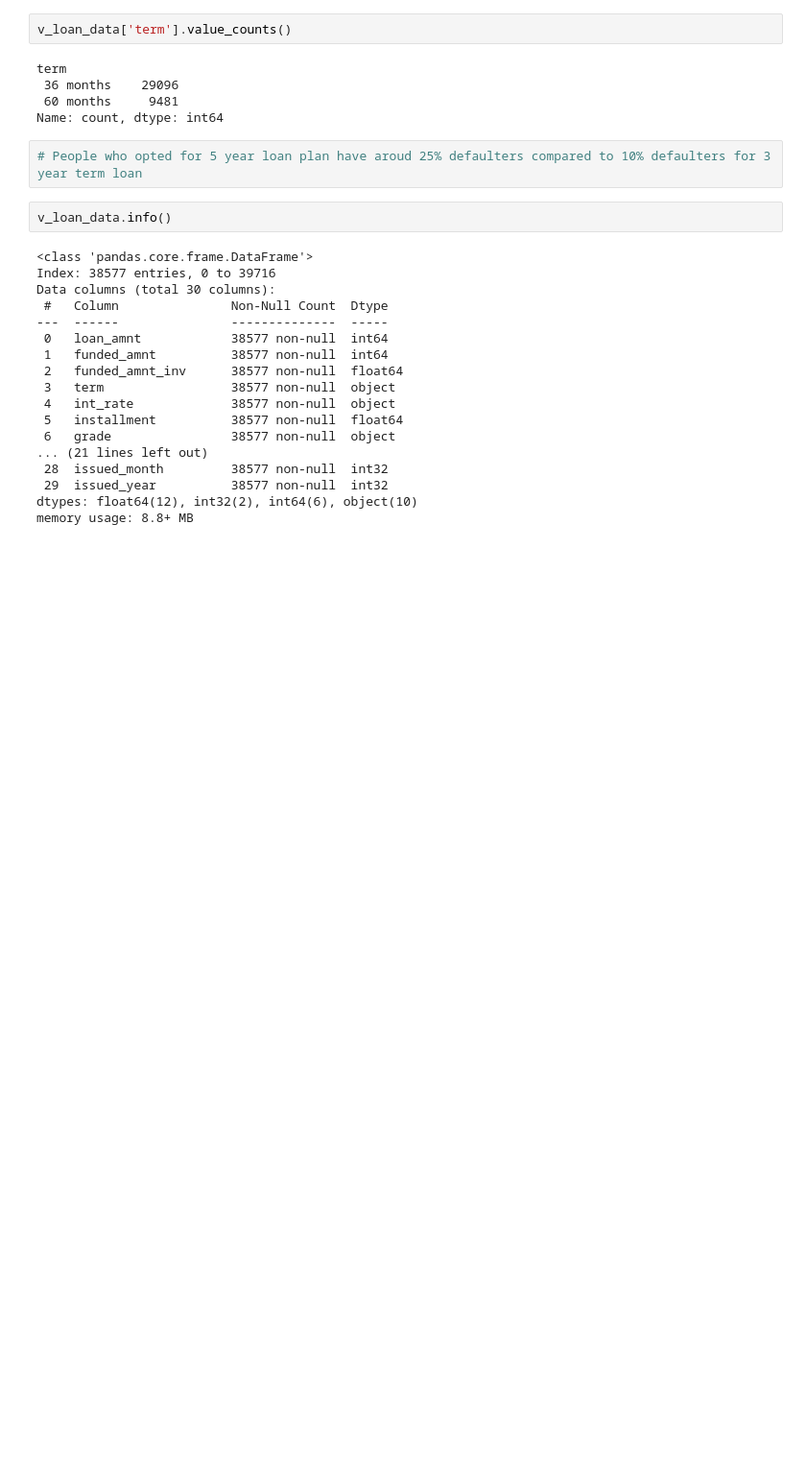
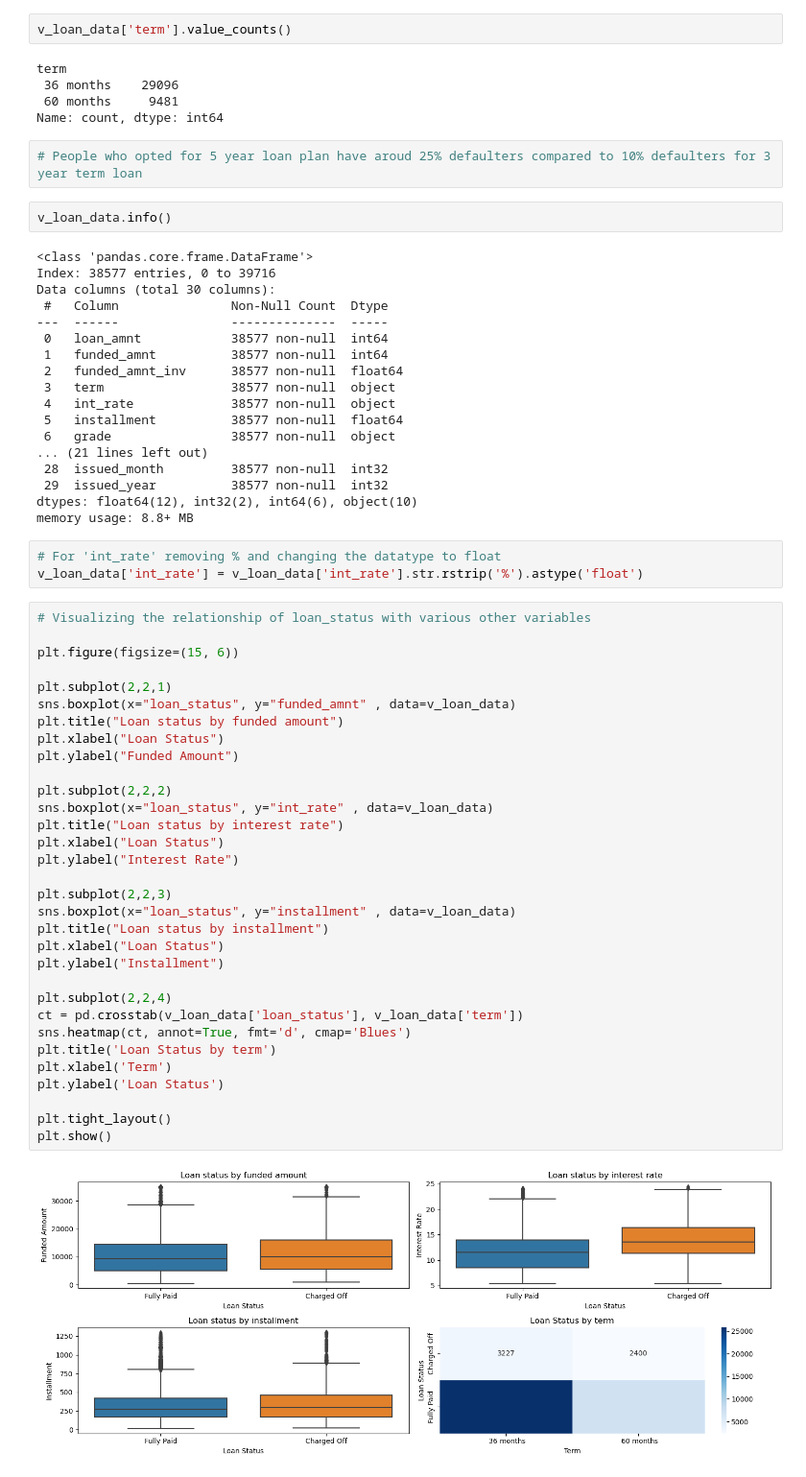
Before and after one commit to Rawoof821/LendingclubCaseStudy, a Jupyter notebook: Neha_Rawoof_LendingCaseStudy.ipynb, the cells around one changed output. Shown: that part at 96% size. Drawn from its saved outputs; the diff is of its cells as text; blank space fills up the shorter version.

Commit message:
Analysing relationship of loan status with various other factors.

```diff
--- a/Neha_Rawoof_LendingCaseStudy.ipynb
+++ b/Neha_Rawoof_LendingCaseStudy.ipynb
@@ -727,3 +727,40 @@ Data columns (total 30 columns):
  29  issued_year          38577 non-null  int32
 dtypes: float64(12), int32(2), int64(6), object(10)
 memory usage: 8.8+ MB
+# %%
+# For 'int_rate' removing % and changing the datatype to float
+v_loan_data['int_rate'] = v_loan_data['int_rate'].str.rstrip('%').astype('float')
+# %%
+# Visualizing the relationship of loan_status with various other variables
+
+plt.figure(figsize=(15, 6))
+
+plt.subplot(2,2,1)
+sns.boxplot(x="loan_status", y="funded_amnt" , data=v_loan_data)
+plt.title("Loan status by funded amount")
+plt.xlabel("Loan Status")
+plt.ylabel("Funded Amount")
+
+plt.subplot(2,2,2)
+sns.boxplot(x="loan_status", y="int_rate" , data=v_loan_data)
+plt.title("Loan status by interest rate")
+plt.xlabel("Loan Status")
+plt.ylabel("Interest Rate")
+
+plt.subplot(2,2,3)
+sns.boxplot(x="loan_status", y="installment" , data=v_loan_data)
+plt.title("Loan status by installment")
+plt.xlabel("Loan Status")
+plt.ylabel("Installment")
+
+plt.subplot(2,2,4)
+ct = pd.crosstab(v_loan_data['loan_status'], v_loan_data['term'])
+sns.heatmap(ct, annot=True, fmt='d', cmap='Blues')
+plt.title('Loan Status by term')
+plt.xlabel('Term')
+plt.ylabel('Loan Status')
+
+plt.tight_layout()
+plt.show()
+# %% [output]
+[figure, added]
```
Also changed, not shown: parts of 1 cell of this notebook.
